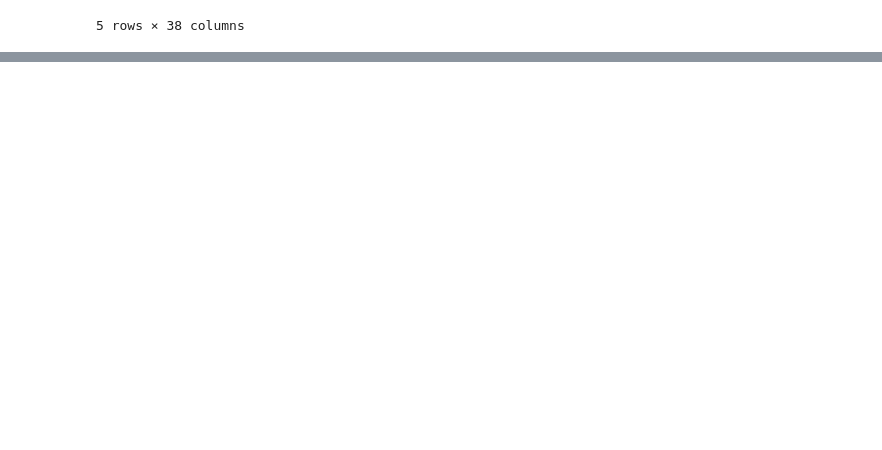
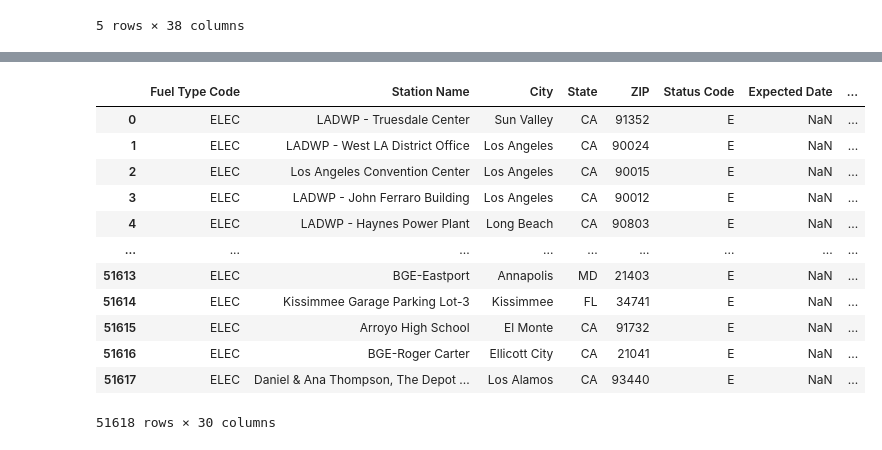
Before and after one commit to A-Klaber/project_fin, a Jupyter notebook: prelim-resources/alt_fuel_stations (May 19 2022)-clean-up.ipynb, the cells around one changed output, grey strips where cells are left out. Drawn from its saved outputs; the diff is of its cells as text; code cells hidden in the pictures; blank space fills up the shorter version.

```diff
--- a/prelim-resources/alt_fuel_stations (May 19 2022)-clean-up.ipynb
+++ b/prelim-resources/alt_fuel_stations (May 19 2022)-clean-up.ipynb
@@ -28,0 +49,18 @@ alt_stat_0522.head()
+# %%
+alt_stat_0522_cleaner = alt_stat_0522.drop(['Station Phone','Intersection Directions','Street Address','Federal Agency Code','Groups With Access Code (French)','Federal Agency Code','Access Detail Code',
+'Federal Agency Name','Federal Agency ID'],axis = 1)
+alt_stat_0522_cleaner
+# %% [output]
+|  | Fuel Type Code | Station Name | City | State | ZIP | Status Code | Expected Date | ... |
+| 0 | ELEC | LADWP - Truesdale Center | Sun Valley | CA | 91352 | E | NaN | ... |
+| 1 | ELEC | LADWP - West LA District Office | Los Angeles | CA | 90024 | E | NaN | ... |
+| 2 | ELEC | Los Angeles Convention Center | Los Angeles | CA | 90015 | E | NaN | ... |
+| 3 | ELEC | LADWP - John Ferraro Building | Los Angeles | CA | 90012 | E | NaN | ... |
+| 4 | ELEC | LADWP - Haynes Power Plant | Long Beach | CA | 90803 | E | NaN | ... |
+| ... | ... | ... | ... | ... | ... | ... | ... | ... |
+| 51613 | ELEC | BGE-Eastport | Annapolis | MD | 21403 | E | NaN | ... |
+| 51614 | ELEC | Kissimmee Garage Parking Lot-3 | Kissimmee | FL | 34741 | E | NaN | ... |
+| 51615 | ELEC | Arroyo High School | El Monte | CA | 91732 | E | NaN | ... |
+| 51616 | ELEC | BGE-Roger Carter | Ellicott City | CA | 21041 | E | NaN | ... |
+| 51617 | ELEC | Daniel & Ana Thompson, The Depot ... | Los Alamos | CA | 93440 | E | NaN | ... |
+51618 rows × 30 columns
```
Also changed, not shown: parts of 6 cells of this notebook.
